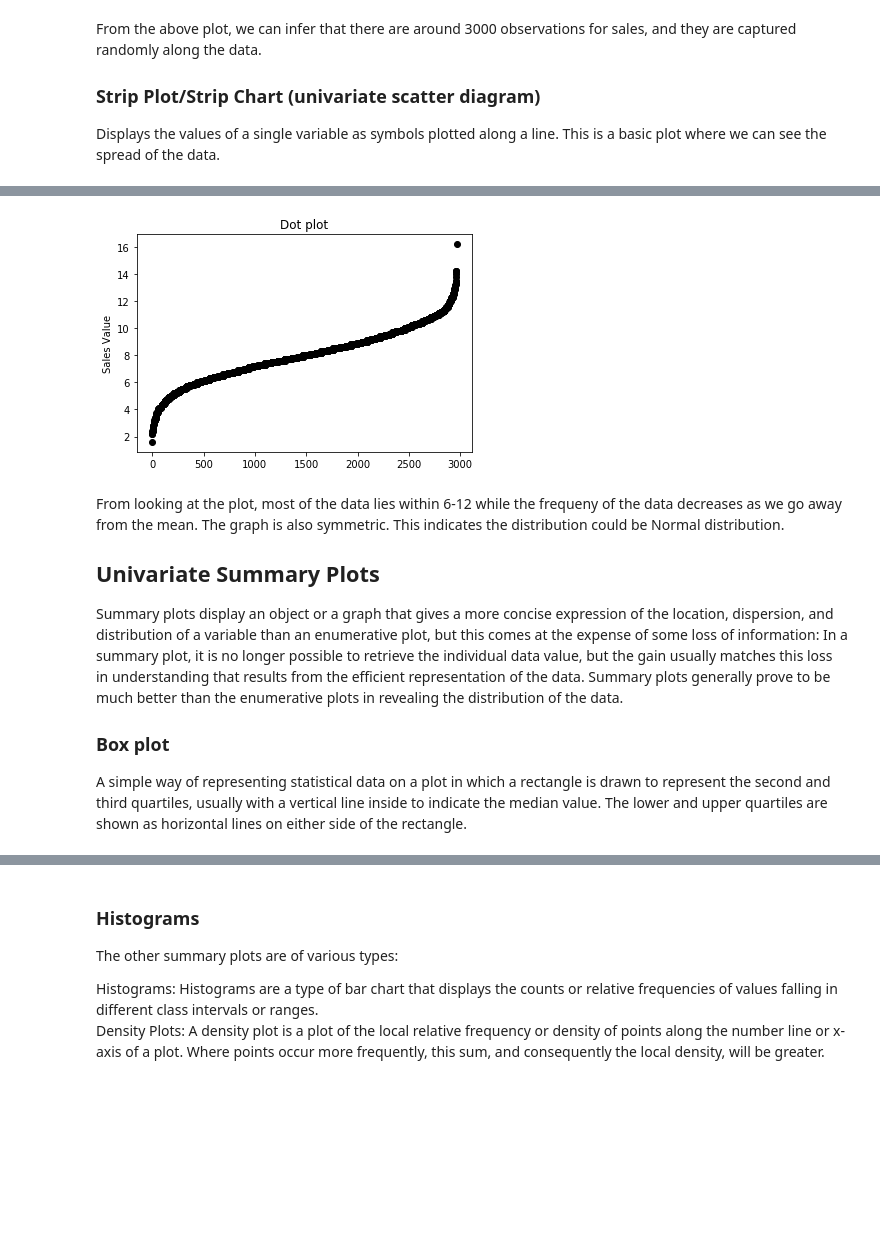
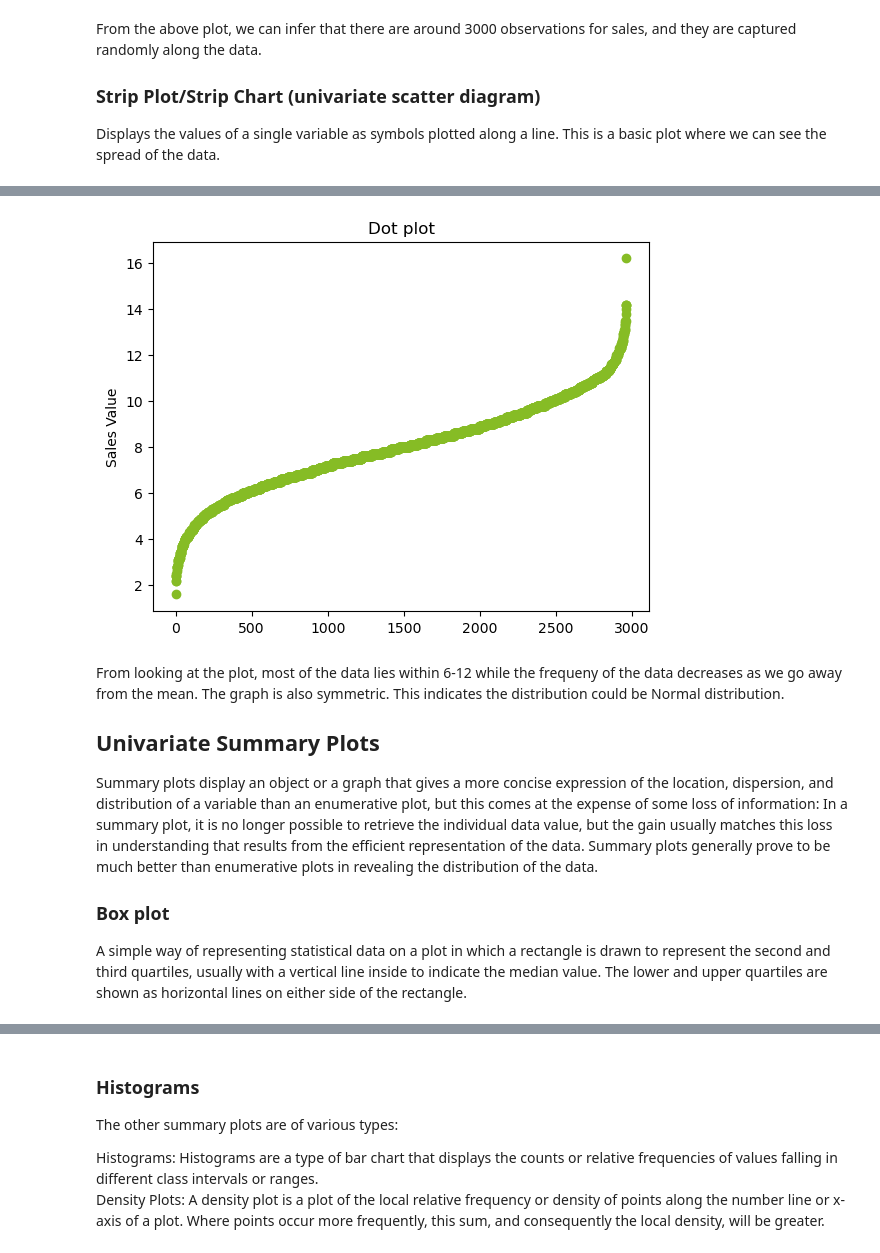
Before and after one commit to HarshaAsh/ClassificationModels, a Jupyter notebook: Basics/Data visualization part 1.ipynb, the cells around one changed output, grey strips where cells are left out. Drawn from its saved outputs; the diff is of its cells as text; code cells hidden in the pictures; blank space fills up the shorter version.

```diff
--- a/Basics/Data visualization part 1.ipynb
+++ b/Basics/Data visualization part 1.ipynb
@@ -68,14 +75,14 @@ Dot plot displays the values plotted along a line. It is generally constructed a
 # %%
-plt.plot(df.sort_values(by = 'sales_value').reset_index().sales_value, 'o', color='black')
+plt.plot(df.sort_values(by = 'sales_value').reset_index().sales_value, 'o', color='#86BC25')
 plt.title("Dot plot")
 plt.ylabel('Sales Value');
 # %% [output]
-[figure, old version]
+[figure, new version]
 # %% [markdown]
 From looking at the plot, most of the data lies within 6-12 while the frequeny of the data decreases as we go away from the mean. The graph is also symmetric. This indicates the distribution could be Normal distribution.
 
 ## Univariate Summary Plots
-Summary plots display an object or a graph that gives a more concise expression of the location, dispersion, and distribution of a variable than an enumerative plot, but this comes at the expense of some loss of information: In a summary plot, it is no longer possible to retrieve the individual data value, but the gain usually matches this loss in understanding that results from the efficient representation of the data. Summary plots generally prove to be much better than the enumerative plots in revealing the distribution of the data.
+Summary plots display an object or a graph that gives a more concise expression of the location, dispersion, and distribution of a variable than an enumerative plot, but this comes at the expense of some loss of information: In a summary plot, it is no longer possible to retrieve the individual data value, but the gain usually matches this loss in understanding that results from the efficient representation of the data. Summary plots generally prove to be much better than enumerative plots in revealing the distribution of the data.
 ### Box plot
 A simple way of representing statistical data on a plot in which a rectangle is drawn to represent the second and third quartiles, usually with a vertical line inside to indicate the median value. The lower and upper quartiles are shown as horizontal lines on either side of the rectangle.
 # %%
```
Also changed, not shown: parts of 37 cells of this notebook.
